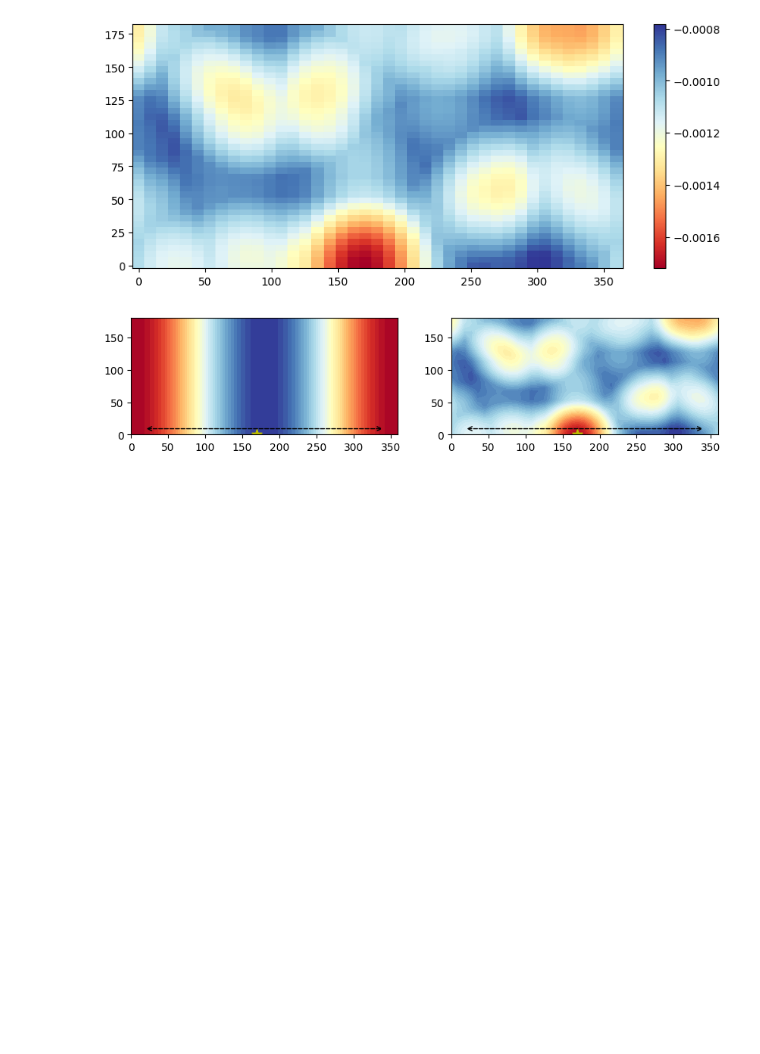
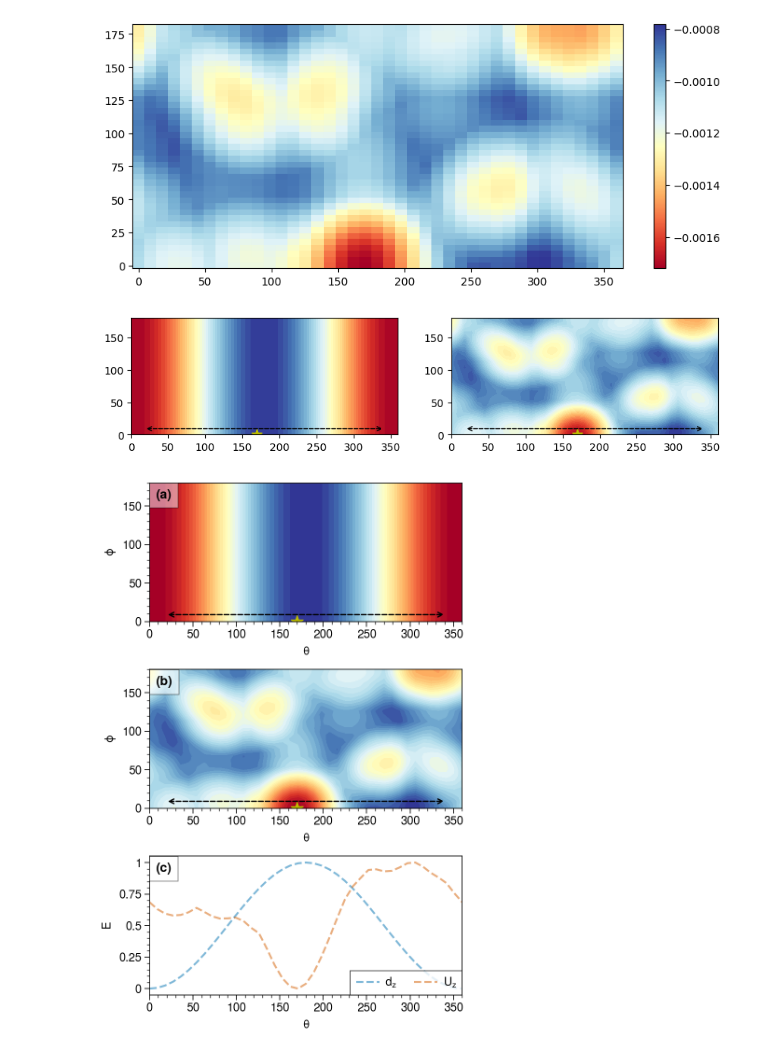
Before and after one commit to santoshkumarradha/spin-model-perovskite, a Jupyter notebook: notebooks/U-potential.ipynb, the cells around one changed output. Cells and saved outputs as stored; diff of their text form; code cells hidden in the pictures; blank space fills up the shorter version.

Commit message:
combined plot

```diff
--- a/notebooks/U-potential.ipynb
+++ b/notebooks/U-potential.ipynb
@@ -89,3 +89,31 @@ for i in ax:
     i.scatter(170,0,s=100,marker="*",color="y")
 # %% [output]
 [figure]
+# %%
+import proplot as pplt
+pplt.rc.reset()
+pplt.rc.update(grid=False, titleloc='uc')
+fig, ax = pplt.subplots([[1],[2],[3]],share=False,figsize=(4,6))
+fig.patch.set_facecolor('w')
+ax.format(
+    abc='(a)', abcloc='upper left',abcbbox=True
+)
+
+ax[0].contourf(t,p,dipole_z,cmap="RdYlBu",N=40)
+ax[:2].format(ylabel="$\\phi$")
+ax[1].contourf(t,p,LJpotential(1,1).T,cmap="RdYlBu",N=40)
+ax[:2].format(xlabel="$\\theta$")
+
+def min_max_scale(data):
+    return (data-np.min(data))/(np.max(data)-np.min(data))
+
+ax[2].plot(t,min_max_scale(dipole_z[0]),label="$d_z$",alpha=0.5,ls="--")
+ax[2].plot(t,min_max_scale(LJpotential(1,1).T[0]),label="$U_z$",alpha=0.5,ls="--")
+ax[2].legend(loc="lower right")
+ax[2].format(xlabel="$\\theta$",ylabel="$E$")
+for i in ax[:2]:
+    i.annotate('', xy=(.95, 0.05), xycoords='axes fraction', xytext=(.05, 0.05),
+            arrowprops=dict(arrowstyle="<->", color='k',lw=1,ls="--"))
+    i.scatter(170,0,s=100,marker="*",color="y")
+# %% [output]
+[figure, added]
```
